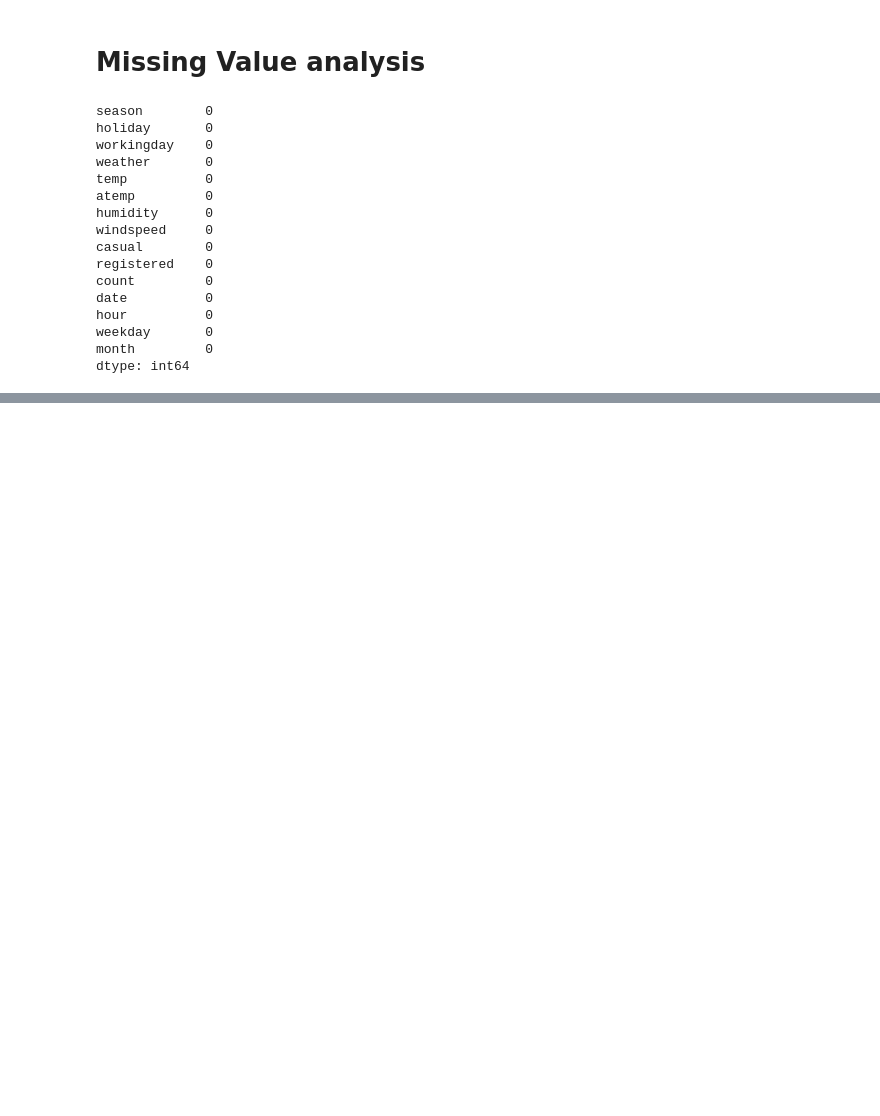
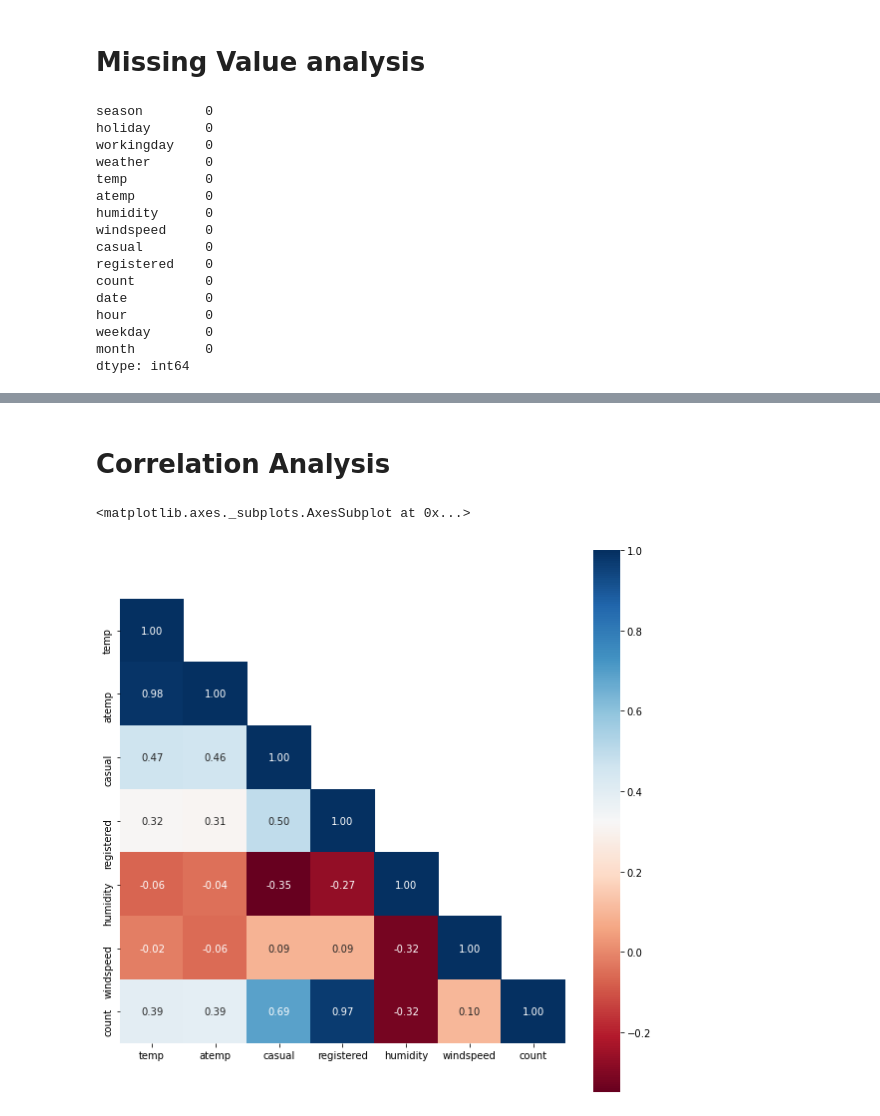
Before and after one commit to changyong93/KaggleStruggle, a Jupyter notebook: EDA & Ensemble Model (Top 10 Percentile)/EDA & Ensemble Model (Top 10 Percentile).ipynb, the cells around one changed output, grey strips where cells are left out. Saved outputs shown, nothing was run; the diff lists cells and outputs as text; code cells hidden in the pictures; blank space fills up the shorter version.

```diff
--- a/EDA & Ensemble Model (Top 10 Percentile)/EDA & Ensemble Model (Top 10 Percentile).ipynb
+++ b/EDA & Ensemble Model (Top 10 Percentile)/EDA & Ensemble Model (Top 10 Percentile).ipynb
@@ -193,0 +279,13 @@ sns.heatmap(dailyData.isnull())
+# %% [markdown]
+# Correlation Analysis
+# %%
+corrMatt = dailyData[["temp","atemp","casual","registered","humidity","windspeed","count"]].corr()
+mask = np.array(corrMatt)
+mask[np.tril_indices_from(mask)] = False
+# np.tril_indices_from() : Return the indices for the lower-triangle of arr.
+
+plt.figure(figsize = (10,10))
+sns.heatmap(corrMatt, mask = mask, annot = True, square = True, fmt = '.2f', cmap = 'RdBu')
+# %% [output]
+<matplotlib.axes._subplots.AxesSubplot at 0x...>
+[figure, added]
```
Also changed, not shown: parts of 19 cells of this notebook.
